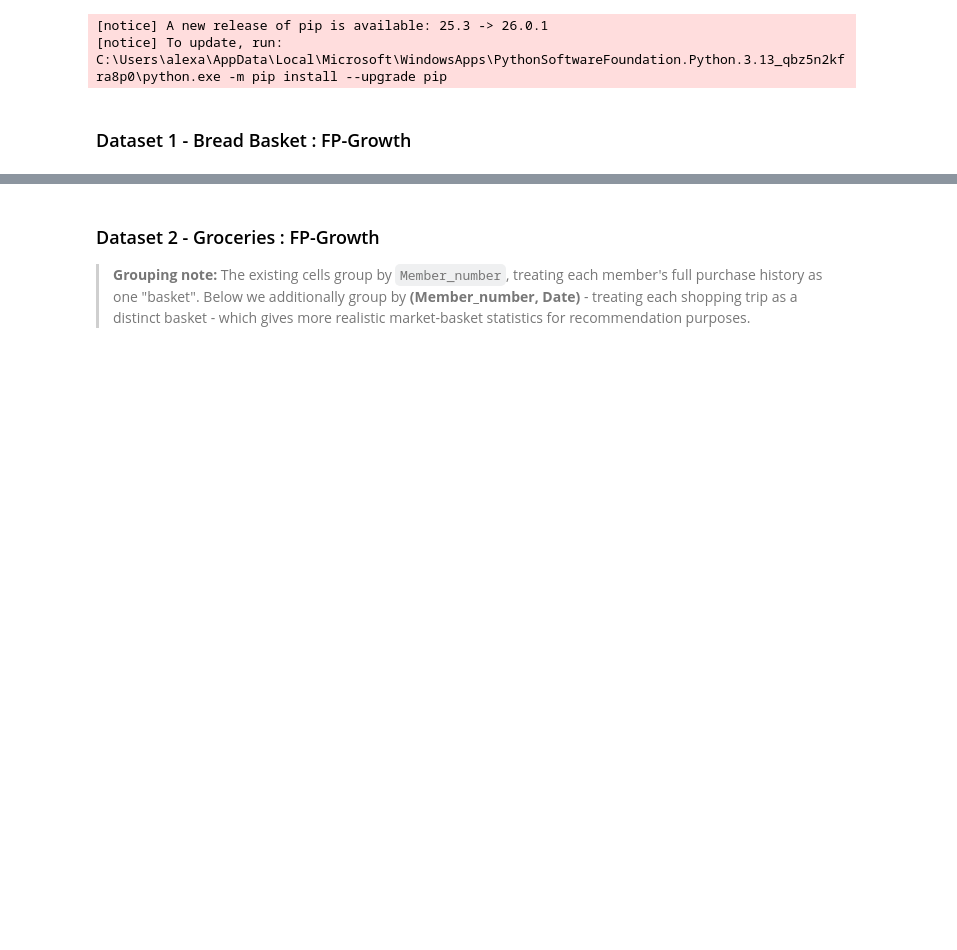
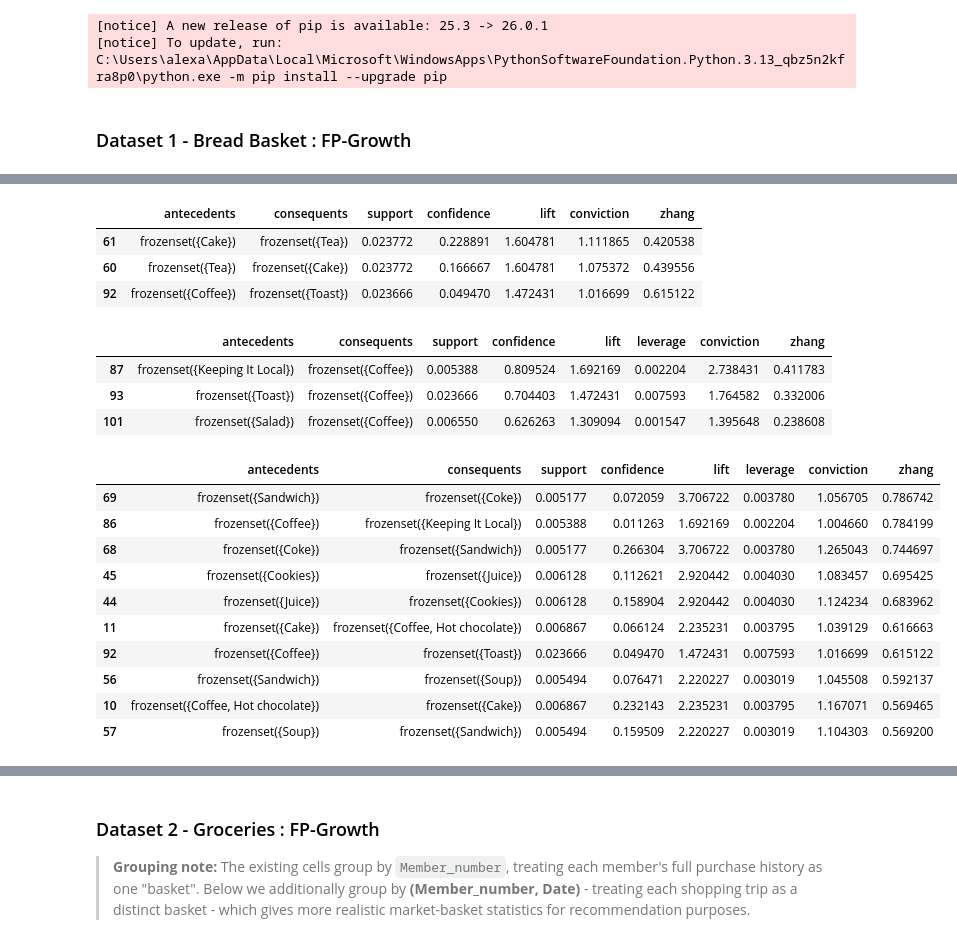
Before and after one commit to robin-szy/machine-learning-course-projects, a Jupyter notebook: HW1_Clustering_Supermarket/association.ipynb, the cells around one changed output, grey strips where cells are left out. Drawn from its saved outputs; the diff is of its cells as text; code cells hidden in the pictures; blank space fills up the shorter version.

```diff
--- a/HW1_Clustering_Supermarket/association.ipynb
+++ b/HW1_Clustering_Supermarket/association.ipynb
@@ -291,3 +334,46 @@ Top 10 rules by Lift:
+# %%
+# Top-3 Highest leverage:
+(rules_bb
+ .sort_values('leverage', ascending=False)
+ .head(3)
+ [['antecedents', 'consequents', 'support', 'confidence', 'lift', 'conviction', 'zhang']]
+)
+# %% [output]
+|  | antecedents | consequents | support | confidence | lift | conviction | zhang |
+| 61 | frozenset({Cake}) | frozenset({Tea}) | 0.023772 | 0.228891 | 1.604781 | 1.111865 | 0.420538 |
+| 60 | frozenset({Tea}) | frozenset({Cake}) | 0.023772 | 0.166667 | 1.604781 | 1.075372 | 0.439556 |
+| 92 | frozenset({Coffee}) | frozenset({Toast}) | 0.023666 | 0.049470 | 1.472431 | 1.016699 | 0.615122 |
+# %%
+# Top-3 Highest conviction:
+(rules_bb
+ .sort_values('conviction', ascending=False)
+ .head(3)
+ [['antecedents', 'consequents', 'support', 'confidence', 'lift', 'conviction', 'zhang']]
+)
+# %% [output]
+|  | antecedents | consequents | support | confidence | lift | leverage | conviction | zhang |
+| 87 | frozenset({Keeping It Local}) | frozenset({Coffee}) | 0.005388 | 0.809524 | 1.692169 | 0.002204 | 2.738431 | 0.411783 |
+| 93 | frozenset({Toast}) | frozenset({Coffee}) | 0.023666 | 0.704403 | 1.472431 | 0.007593 | 1.764582 | 0.332006 |
+| 101 | frozenset({Salad}) | frozenset({Coffee}) | 0.006550 | 0.626263 | 1.309094 | 0.001547 | 1.395648 | 0.238608 |
+# %%
+# Top-10 Highest zhang:
+(rules_bb
+ .sort_values('zhang', ascending=False)
+ .head(10)
+ [['antecedents', 'consequents', 'support', 'confidence', 'lift', 'conviction', 'zhang']]
+)
+# %% [output]
+|  | antecedents | consequents | support | confidence | lift | leverage | conviction | zhang |
+| 69 | frozenset({Sandwich}) | frozenset({Coke}) | 0.005177 | 0.072059 | 3.706722 | 0.003780 | 1.056705 | 0.786742 |
+| 86 | frozenset({Coffee}) | frozenset({Keeping It Local}) | 0.005388 | 0.011263 | 1.692169 | 0.002204 | 1.004660 | 0.784199 |
+| 68 | frozenset({Coke}) | frozenset({Sandwich}) | 0.005177 | 0.266304 | 3.706722 | 0.003780 | 1.265043 | 0.744697 |
+| 45 | frozenset({Cookies}) | frozenset({Juice}) | 0.006128 | 0.112621 | 2.920442 | 0.004030 | 1.083457 | 0.695425 |
+| 44 | frozenset({Juice}) | frozenset({Cookies}) | 0.006128 | 0.158904 | 2.920442 | 0.004030 | 1.124234 | 0.683962 |
+| 11 | frozenset({Cake}) | frozenset({Coffee, Hot chocolate}) | 0.006867 | 0.066124 | 2.235231 | 0.003795 | 1.039129 | 0.616663 |
+| 92 | frozenset({Coffee}) | frozenset({Toast}) | 0.023666 | 0.049470 | 1.472431 | 0.007593 | 1.016699 | 0.615122 |
+| 56 | frozenset({Sandwich}) | frozenset({Soup}) | 0.005494 | 0.076471 | 2.220227 | 0.003019 | 1.045508 | 0.592137 |
+| 10 | frozenset({Coffee, Hot chocolate}) | frozenset({Cake}) | 0.006867 | 0.232143 | 2.235231 | 0.003795 | 1.167071 | 0.569465 |
+| 57 | frozenset({Soup}) | frozenset({Sandwich}) | 0.005494 | 0.159509 | 2.220227 | 0.003019 | 1.104303 | 0.569200 |
 # %%
 fig, axes = plt.subplots(1, 2, figsize=(14, 5))
 
```
Also changed, not shown: parts of 11 cells of this notebook, 1 other file.
